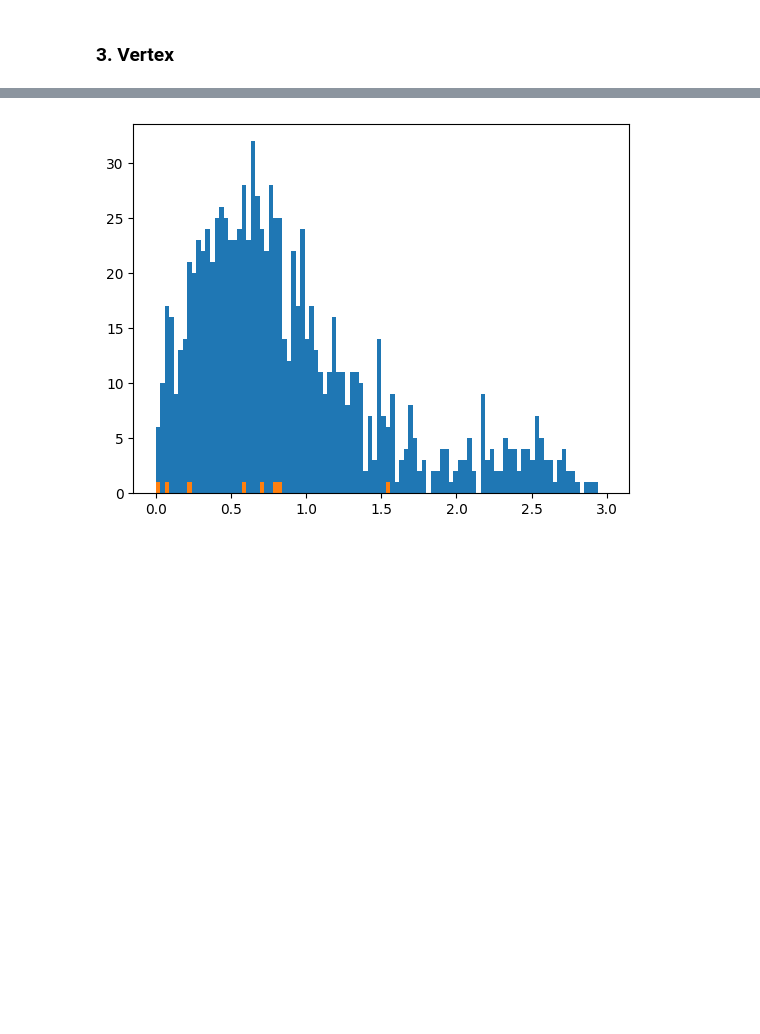
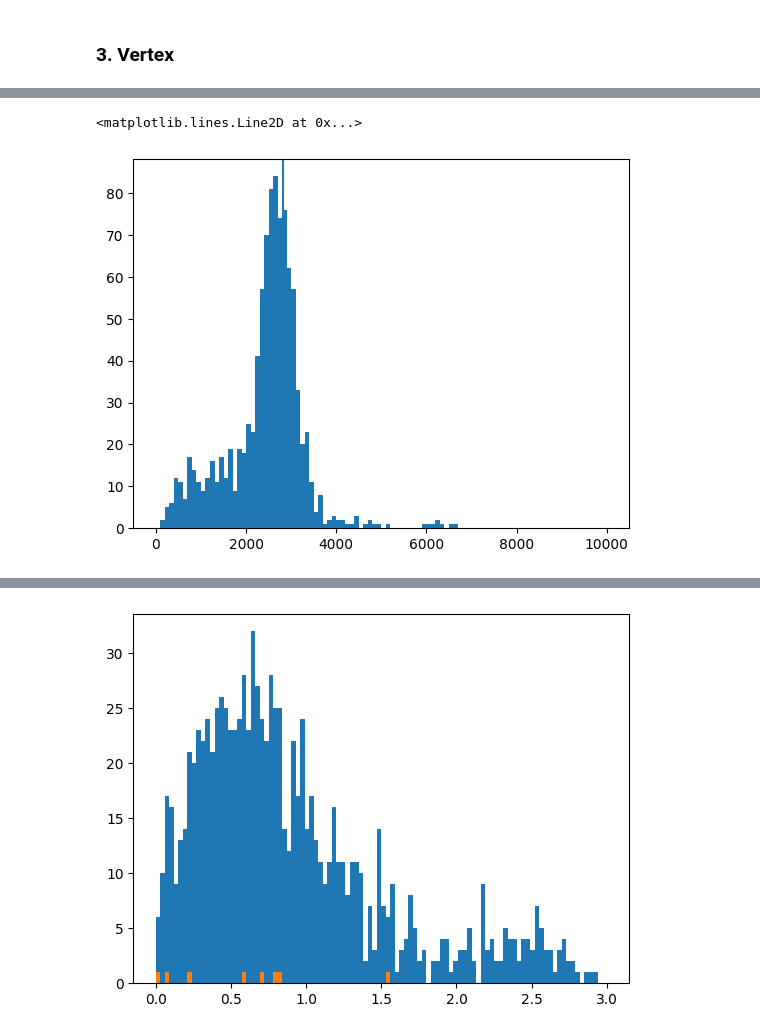
Before and after one commit to Gabymeister/Mu-Background, a Jupyter notebook: studies/cosmic_proton/cosmic_proton.ipynb, the cells around one changed output, grey strips where cells are left out. Drawn from its saved outputs; the diff is of its cells as text; code cells hidden in the pictures; blank space fills up the shorter version.

```diff
--- a/studies/cosmic_proton/cosmic_proton.ipynb
+++ b/studies/cosmic_proton/cosmic_proton.ipynb
@@ -687,3 +729,11 @@ cut_info=info
+# %%
+mask_noninf = cut_info["vertex_vetohits_dist"]!=float('inf')
+hist(cut_info["vertex_vetohits_dist"][mask_noninf], bins=100, range=(0,100e2));
+hist(cut_info["vertex_vetohits_dist"][mask_noninf&mask_upward&mask_inbox&mask_cms], bins=100, range=(0,100e2));
+axvline(2000*1.414)
+# %% [output]
+<matplotlib.lines.Line2D at 0x...>
+[figure, added]
 # %%
 mask_inbox = cut_info["vertex_inbox"]>0
 mask_upward= cut_info["vertex_up"]>0
```
Also changed, not shown: parts of 13 cells of this notebook, 32 other files.
